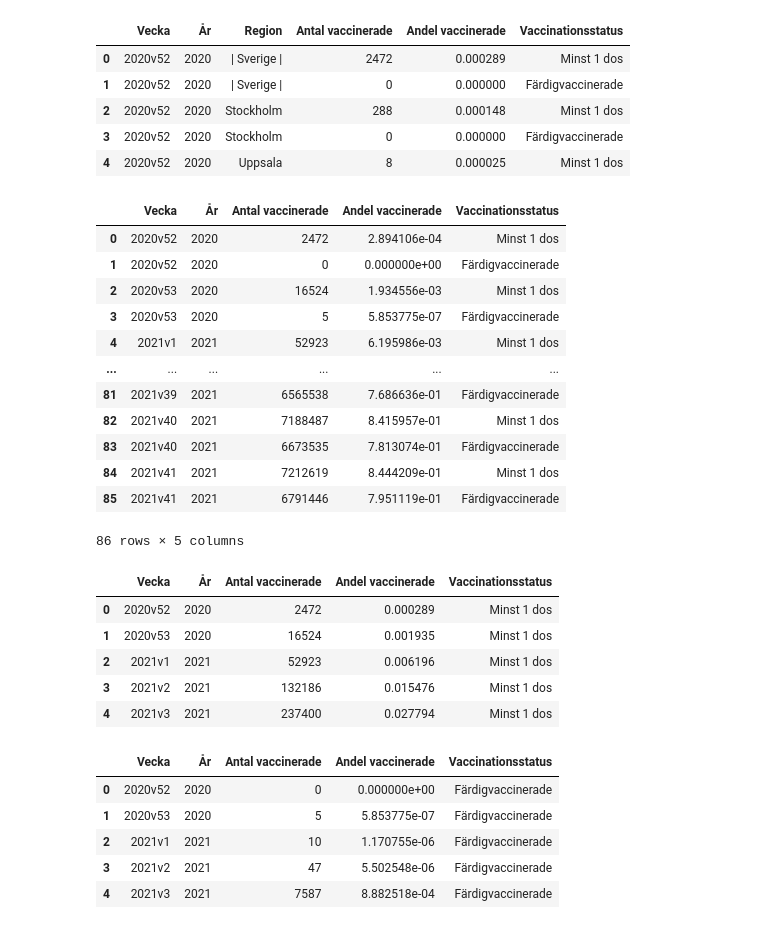
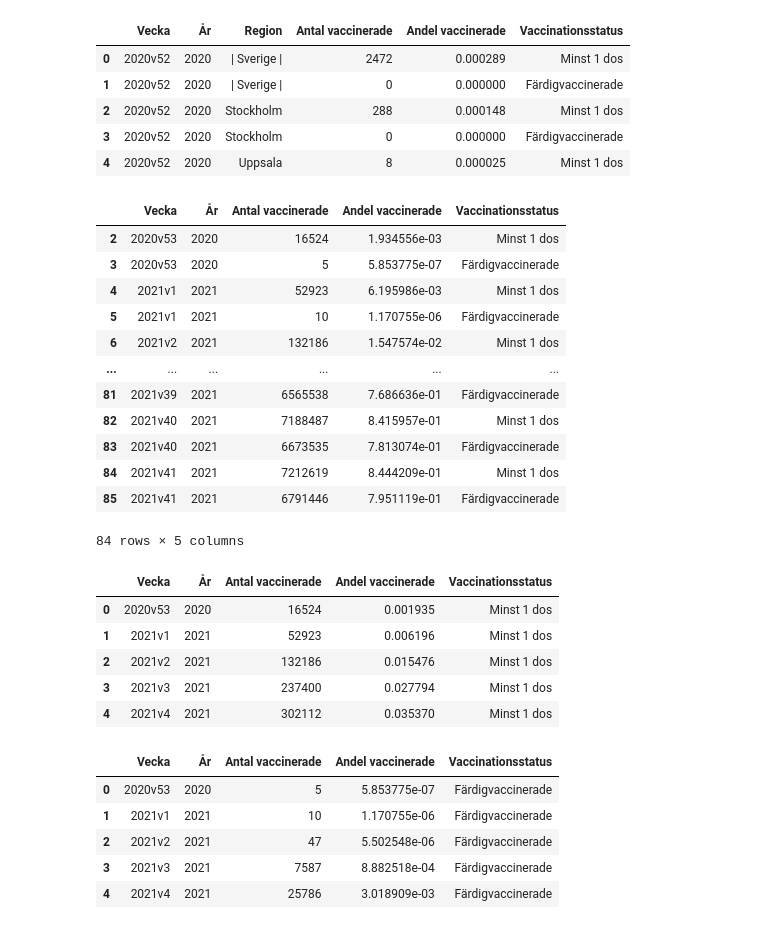
Before and after one commit to AmalDerbali/Databehandling_AmalDerbali, a Jupyter notebook: Lab/Covid_labb.ipynb, the cells around one changed output. Saved outputs shown, nothing was run; the diff lists cells and outputs as text; code cells hidden in the pictures.

```diff
--- a/Lab/Covid_labb.ipynb
+++ b/Lab/Covid_labb.ipynb
@@ -435,42 +436,43 @@ vaccin_data.head()
 | 4 | 2020v52 | 2020 | Uppsala | 8 | 0.000025 | Minst 1 dos |
 # %%
 vaccin_data = vaccin_data.loc[(vaccin_data["Region"] == "| Sverige |")].reset_index(drop=True)
+vaccin_data = vaccin_data.drop([0,1])
 vaccin_data = vaccin_data.drop(labels= "Region", axis = 1)
 vaccin_data
 # %% [output]
 |  | Vecka | År | Antal vaccinerade | Andel vaccinerade | Vaccinationsstatus |
-| 0 | 2020v52 | 2020 | 2472 | 2.894106e-04 | Minst 1 dos |
-| 1 | 2020v52 | 2020 | 0 | 0.000000e+00 | Färdigvaccinerade |
 | 2 | 2020v53 | 2020 | 16524 | 1.934556e-03 | Minst 1 dos |
 | 3 | 2020v53 | 2020 | 5 | 5.853775e-07 | Färdigvaccinerade |
 | 4 | 2021v1 | 2021 | 52923 | 6.195986e-03 | Minst 1 dos |
+| 5 | 2021v1 | 2021 | 10 | 1.170755e-06 | Färdigvaccinerade |
+| 6 | 2021v2 | 2021 | 132186 | 1.547574e-02 | Minst 1 dos |
 | ... | ... | ... | ... | ... | ... |
 | 81 | 2021v39 | 2021 | 6565538 | 7.686636e-01 | Färdigvaccinerade |
 | 82 | 2021v40 | 2021 | 7188487 | 8.415957e-01 | Minst 1 dos |
 | 83 | 2021v40 | 2021 | 6673535 | 7.813074e-01 | Färdigvaccinerade |
 | 84 | 2021v41 | 2021 | 7212619 | 8.444209e-01 | Minst 1 dos |
 | 85 | 2021v41 | 2021 | 6791446 | 7.951119e-01 | Färdigvaccinerade |
-86 rows × 5 columns
+84 rows × 5 columns
 # %%
 vaccin_1dos = vaccin_data[vaccin_data["Vaccinationsstatus"]=="Minst 1 dos"].reset_index(drop=True)
 vaccin_1dos.head()
 # %% [output]
 |  | Vecka | År | Antal vaccinerade | Andel vaccinerade | Vaccinationsstatus |
-| 0 | 2020v52 | 2020 | 2472 | 0.000289 | Minst 1 dos |
-| 1 | 2020v53 | 2020 | 16524 | 0.001935 | Minst 1 dos |
-| 2 | 2021v1 | 2021 | 52923 | 0.006196 | Minst 1 dos |
-| 3 | 2021v2 | 2021 | 132186 | 0.015476 | Minst 1 dos |
-| 4 | 2021v3 | 2021 | 237400 | 0.027794 | Minst 1 dos |
+| 0 | 2020v53 | 2020 | 16524 | 0.001935 | Minst 1 dos |
+| 1 | 2021v1 | 2021 | 52923 | 0.006196 | Minst 1 dos |
+| 2 | 2021v2 | 2021 | 132186 | 0.015476 | Minst 1 dos |
+| 3 | 2021v3 | 2021 | 237400 | 0.027794 | Minst 1 dos |
+| 4 | 2021v4 | 2021 | 302112 | 0.035370 | Minst 1 dos |
 # %%
 vaccin_2dos = vaccin_data[vaccin_data["Vaccinationsstatus"]=="Färdigvaccinerade"].reset_index(drop=True)
 vaccin_2dos.head()
 # %% [output]
 |  | Vecka | År | Antal vaccinerade | Andel vaccinerade | Vaccinationsstatus |
-| 0 | 2020v52 | 2020 | 0 | 0.000000e+00 | Färdigvaccinerade |
-| 1 | 2020v53 | 2020 | 5 | 5.853775e-07 | Färdigvaccinerade |
-| 2 | 2021v1 | 2021 | 10 | 1.170755e-06 | Färdigvaccinerade |
-| 3 | 2021v2 | 2021 | 47 | 5.502548e-06 | Färdigvaccinerade |
-| 4 | 2021v3 | 2021 | 7587 | 8.882518e-04 | Färdigvaccinerade |
+| 0 | 2020v53 | 2020 | 5 | 5.853775e-07 | Färdigvaccinerade |
+| 1 | 2021v1 | 2021 | 10 | 1.170755e-06 | Färdigvaccinerade |
+| 2 | 2021v2 | 2021 | 47 | 5.502548e-06 | Färdigvaccinerade |
+| 3 | 2021v3 | 2021 | 7587 | 8.882518e-04 | Färdigvaccinerade |
+| 4 | 2021v4 | 2021 | 25786 | 3.018909e-03 | Färdigvaccinerade |
 # %%
 covid_vaccin = pd.merge(vaccin_2dos, covid_data[["Vecka", "Antal_fall_vecka", "Antal_intensivvårdade_vecka", "Antal_avlidna_vecka"]],
 on="Vecka", how="left")
```
Also changed, not shown: parts of 16 cells of this notebook, 15 other files.
